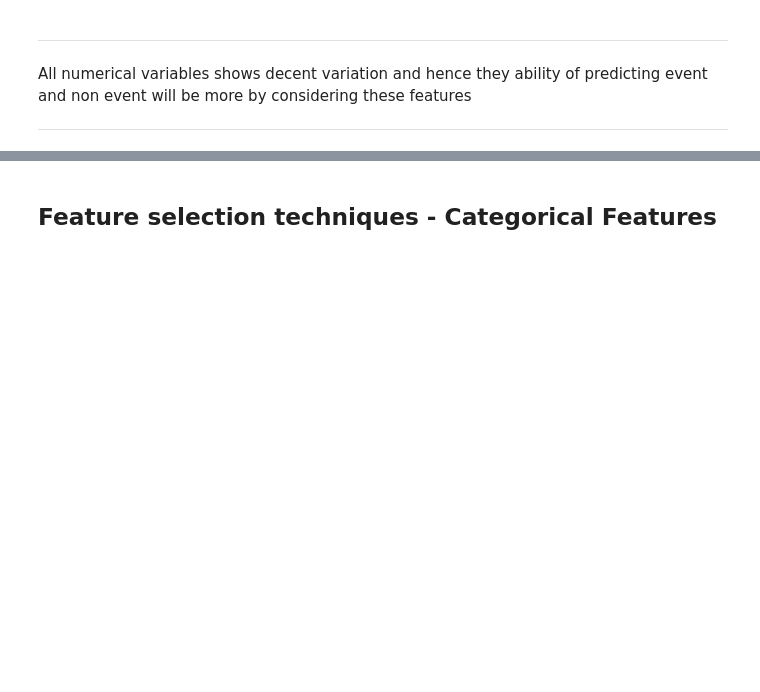
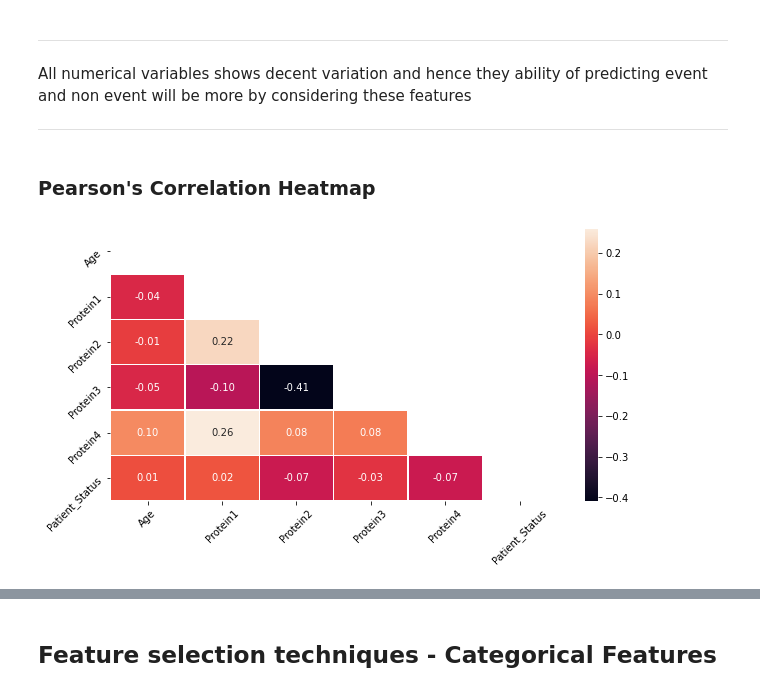
Before and after one commit to VishalWadagavi/Feature_Selection_Techniques, a Jupyter notebook: Feature_Selection_Techniques_Breast_Cancer_Data.ipynb, the cells around one changed output, grey strips where cells are left out. Saved outputs shown, nothing was run; the diff lists cells and outputs as text; code cells hidden in the pictures; blank space fills up the shorter version.

```diff
--- a/Feature_Selection_Techniques_Breast_Cancer_Data.ipynb
+++ b/Feature_Selection_Techniques_Breast_Cancer_Data.ipynb
@@ -209,3 +209,14 @@ for i,var in enumerate(df_num2.columns,1):
 ***
 All numerical variables shows decent variation and hence they ability of predicting event and non event will be more by considering these features
 ***
+# %% [markdown]
+### Pearson's Correlation Heatmap
+# %%
+df_num_p=pd.concat([df_num,y],axis=1)
+plt.figure(figsize=(10,5))
+ax=sns.heatmap(df_num_p.corr(),linewidths=0.3,annot=True,fmt='0.2F',mask=np.triu(df_num_p.corr()))
+ax.set_xticklabels(ax.get_xticklabels(),rotation=45)
+ax.set_yticklabels(ax.get_yticklabels(),rotation=45)
+plt.show()
+# %% [output]
+[figure, added]
```
Also changed, not shown: parts of 7 cells of this notebook.
